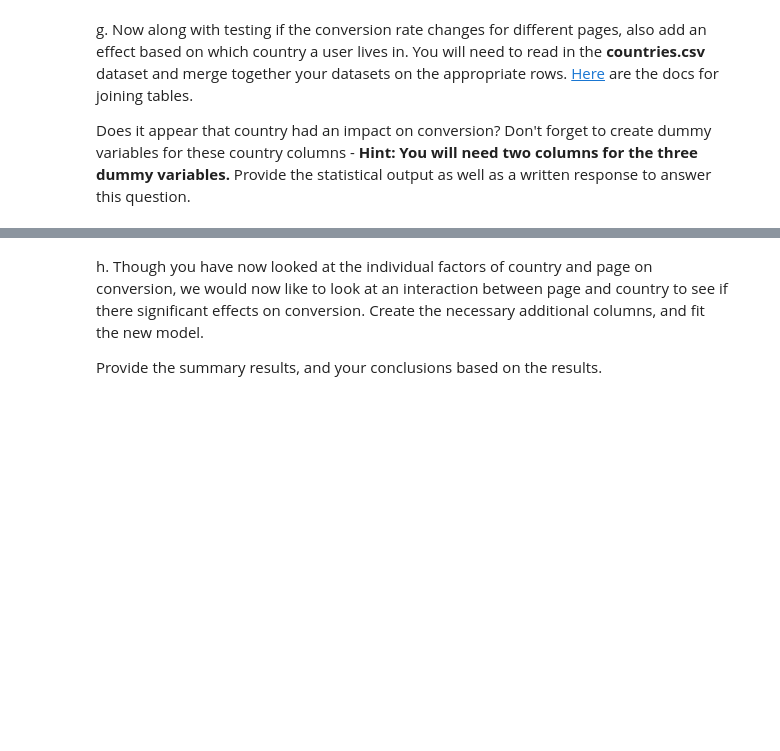
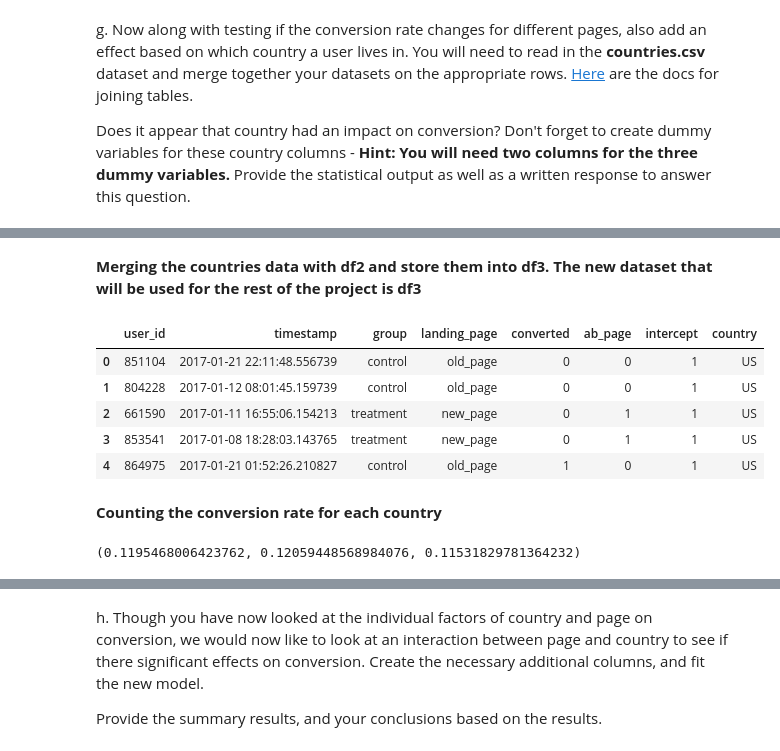
Before and after one commit to zahidah0416/Analyze-A-B-Test-Result, a Jupyter notebook: Analyze_ab_test_results_notebook.ipynb, the cells around one changed output, grey strips where cells are left out. Drawn from its saved outputs; the diff is of its cells as text; code cells hidden in the pictures; blank space fills up the shorter version.

```diff
--- a/Analyze_ab_test_results_notebook.ipynb
+++ b/Analyze_ab_test_results_notebook.ipynb
@@ -66,0 +155,2 @@ d. Remove **one** of the rows with a duplicate **user_id**, but keep your datafr
+# %%
+df2.drop(1899, inplace=True)
@@ -152,0 +402,7 @@ b. The goal is to use **statsmodels** to fit the regression model you specified
+# %%
+#This function will return the value that should be stored in the ab_page column depending on the group data cell for a row
+def label_abpage (row):
+   if row['group'] == "control" :
+      return 0
+   elif row['group'] == "treatment" :
+      return 1
@@ -168,0 +494,21 @@ Does it appear that country had an impact on conversion?  Don't forget to create
+# %% [markdown]
+**Merging the countries data with df2 and store them into df3. The new dataset that will be used for the rest of the project is df3**
+# %%
+#df_countries.info()
+
+#df3 = df2.set_index('user_id').join(df_countries.set_index('user_id'))
+df3 = df2.merge(df_countries)
+df3.head()
+# %% [output]
+|  | user_id | timestamp | group | landing_page | converted | ab_page | intercept | country |
+| 0 | 851104 | 2017-01-21 22:11:48.556739 | control | old_page | 0 | 0 | 1 | US |
+| 1 | 804228 | 2017-01-12 08:01:45.159739 | control | old_page | 0 | 0 | 1 | US |
+| 2 | 661590 | 2017-01-11 16:55:06.154213 | treatment | new_page | 0 | 1 | 1 | US |
+| 3 | 853541 | 2017-01-08 18:28:03.143765 | treatment | new_page | 0 | 1 | 1 | US |
+| 4 | 864975 | 2017-01-21 01:52:26.210827 | control | old_page | 1 | 0 | 1 | US |
+# %% [markdown]
+**Counting the conversion rate for each country**
+# %%
+df3.query('country == "US"').converted.mean(),df3.query('country == "UK"').converted.mean(),df3.query('country == "CA"').converted.mean()
+# %% [output]
+(0.1195468006423762, 0.12059448568984076, 0.11531829781364232)
```
Also changed, not shown: parts of 63 cells of this notebook.
